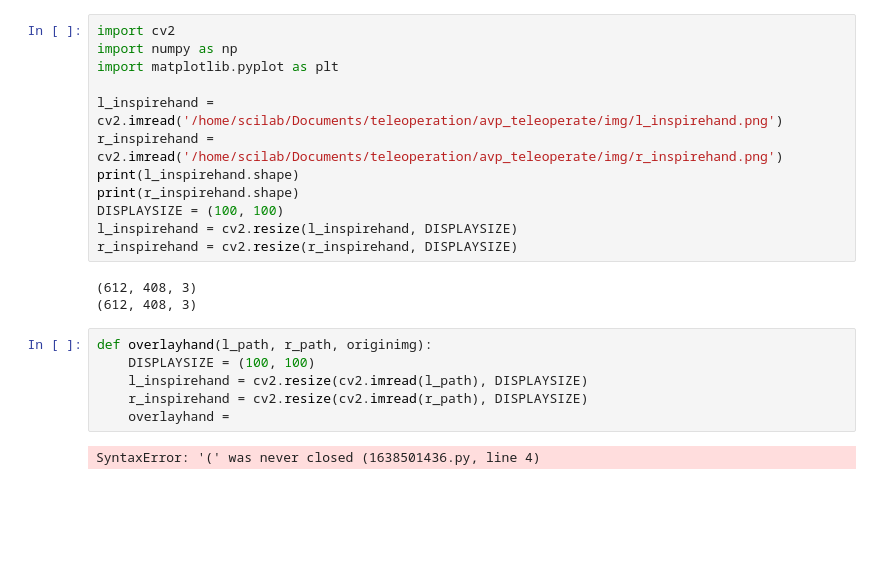
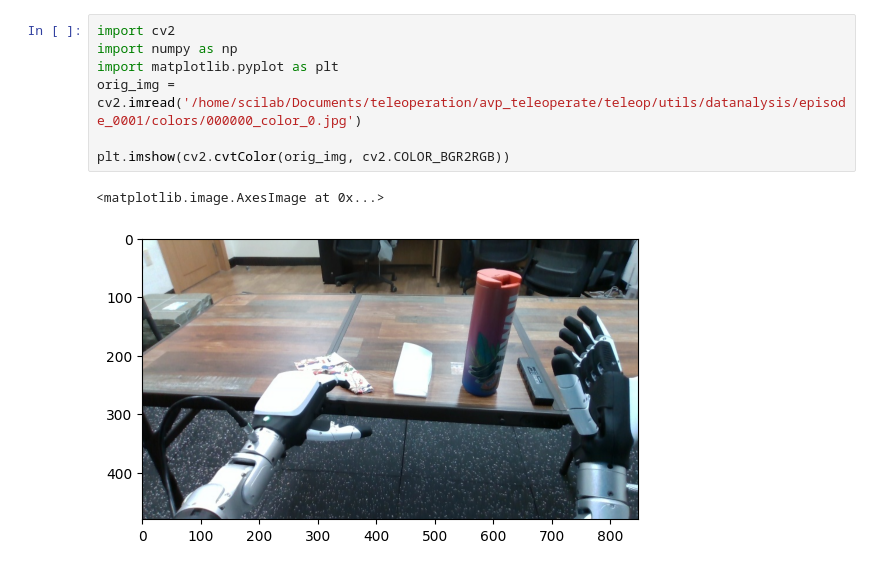
Before and after one commit to jongyunwoo/teleoperation_haptic_feedback, a Jupyter notebook: test.ipynb, the cells around one changed output. Cells and saved outputs as stored; diff of their text form; blank space fills up the shorter version.

```diff
--- a/test.ipynb
+++ b/test.ipynb
@@ -1,23 +1,10 @@
 # %%
 import cv2
 import numpy as np
 import matplotlib.pyplot as plt
+orig_img = cv2.imread('/home/scilab/Documents/teleoperation/avp_teleoperate/teleop/utils/datanalysis/episode_0001/colors/000000_color_0.jpg')
 
-l_inspirehand = cv2.imread('/home/scilab/Documents/teleoperation/avp_teleoperate/img/l_inspirehand.png')
-r_inspirehand = cv2.imread('/home/scilab/Documents/teleoperation/avp_teleoperate/img/r_inspirehand.png')
-print(l_inspirehand.shape)
-print(r_inspirehand.shape)
-DISPLAYSIZE = (100, 100)
-l_inspirehand = cv2.resize(l_inspirehand, DISPLAYSIZE)
-r_inspirehand = cv2.resize(r_inspirehand, DISPLAYSIZE)
+plt.imshow(cv2.cvtColor(orig_img, cv2.COLOR_BGR2RGB))
 # %% [output]
-(612, 408, 3)
-(612, 408, 3)
+<matplotlib.image.AxesImage at 0x...>
+[figure, added]
-# %%
-def overlayhand(l_path, r_path, originimg):
-    DISPLAYSIZE = (100, 100)
-    l_inspirehand = cv2.resize(cv2.imread(l_path), DISPLAYSIZE)
-    r_inspirehand = cv2.resize(cv2.imread(r_path), DISPLAYSIZE)
-    overlayhand =
-# %% [output]
-SyntaxError: '(' was never closed (1638501436.py, line 4)
```
Also changed, not shown: parts of 1 cell of this notebook, 4 other files.
